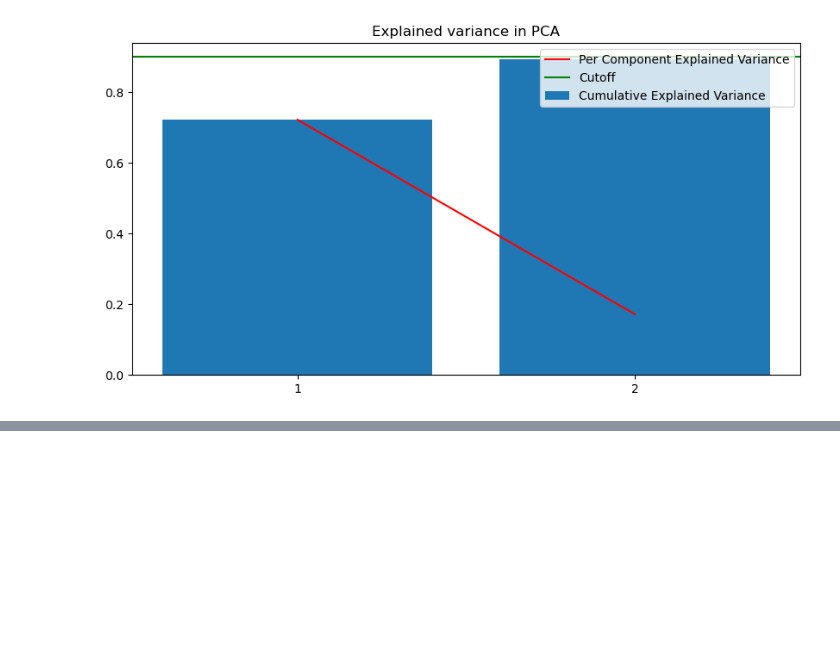
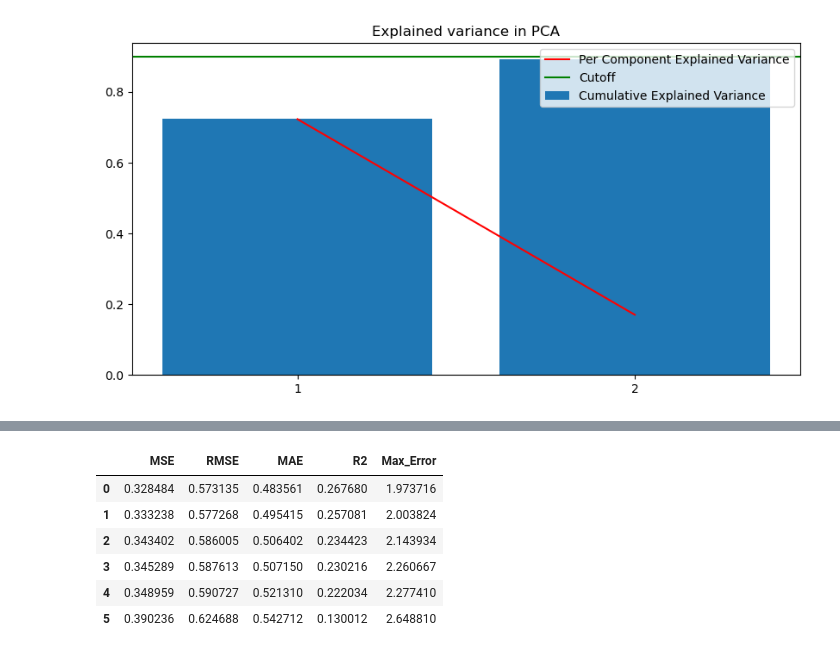
Before and after one commit to WilhelmBuitrago/BandGap-Prediction, a Jupyter notebook: code/BandGap-Prediction_caracteristicas.ipynb, the cells around one changed output, grey strips where cells are left out. Cells and saved outputs as stored; diff of their text form; code cells hidden in the pictures; blank space fills up the shorter version.

```diff
--- a/code/BandGap-Prediction_caracteristicas.ipynb
+++ b/code/BandGap-Prediction_caracteristicas.ipynb
@@ -189,6 +241,14 @@ Max_Error: 2.3201107370743657
 # %%
 model_linear = LinearRegression(fit_intercept=True,n_jobs=-1,copy_X=True) #0.391
 y_pred = model_linear.fit(id, y_train).predict(X_test2_pca)
+
+data_model_LN = {'Model': 'LinearRegression',
+              'MSE': mean_squared_error(y_pred=y_pred,y_true=y_test2),
+              'RMSE': np.sqrt(mean_squared_error(y_pred=y_pred,y_true=y_test2)),
+              'MAE': mean_absolute_error(y_pred=y_pred,y_true=y_test2),
+              'R2': r2_score(y_pred=y_pred,y_true=y_test2),
+              'Max_Error': max_error(y_pred=y_pred,y_true=y_test2)}
+
 
 print("MAE:", mean_absolute_error(y_pred=y_pred,y_true=y_test2))
 print("MSE:",mean_squared_error(y_pred=y_pred,y_true=y_test2))
@@ -274,0 +332,27 @@ param_dist = {
+# %%
+metrics_name = []
+metrics_value = []
+for column in Metrics.columns[1:]:
+    if column == 'R2':
+        val_sorted = Metrics[column].sort_values(ascending=False)
+        indices_originales = pd.Series(val_sorted.index, index=val_sorted.values)
+        metrics_value.append(pd.DataFrame(np.array(val_sorted),index=None,columns=[column]))
+        metrics_name.append(pd.DataFrame(np.array(Metrics.iloc[indices_originales,0]),index=None,columns=[column]))
+
+    else:
+        val_sorted = Metrics[column].sort_values(ascending=True)
+        indices_originales = pd.Series(val_sorted.index, index=val_sorted.values)
+        metrics_value.append(pd.DataFrame(np.array(val_sorted),index=None,columns=[column]))
+        metrics_name.append(pd.DataFrame(np.array(Metrics.iloc[indices_originales,0]),index=None,columns=[column]))
+Metrics_values = pd.concat(metrics_value,axis=1)
+Metrics_name = pd.concat(metrics_name,axis=1)
+# %%
+Metrics_values
+# %% [output]
+|  | MSE | RMSE | MAE | R2 | Max_Error |
+| 0 | 0.328484 | 0.573135 | 0.483561 | 0.267680 | 1.973716 |
+| 1 | 0.333238 | 0.577268 | 0.495415 | 0.257081 | 2.003824 |
+| 2 | 0.343402 | 0.586005 | 0.506402 | 0.234423 | 2.143934 |
+| 3 | 0.345289 | 0.587613 | 0.507150 | 0.230216 | 2.260667 |
+| 4 | 0.348959 | 0.590727 | 0.521310 | 0.222034 | 2.277410 |
+| 5 | 0.390236 | 0.624688 | 0.542712 | 0.130012 | 2.648810 |
```
Also changed, not shown: parts of 16 cells of this notebook, 1 other file.
